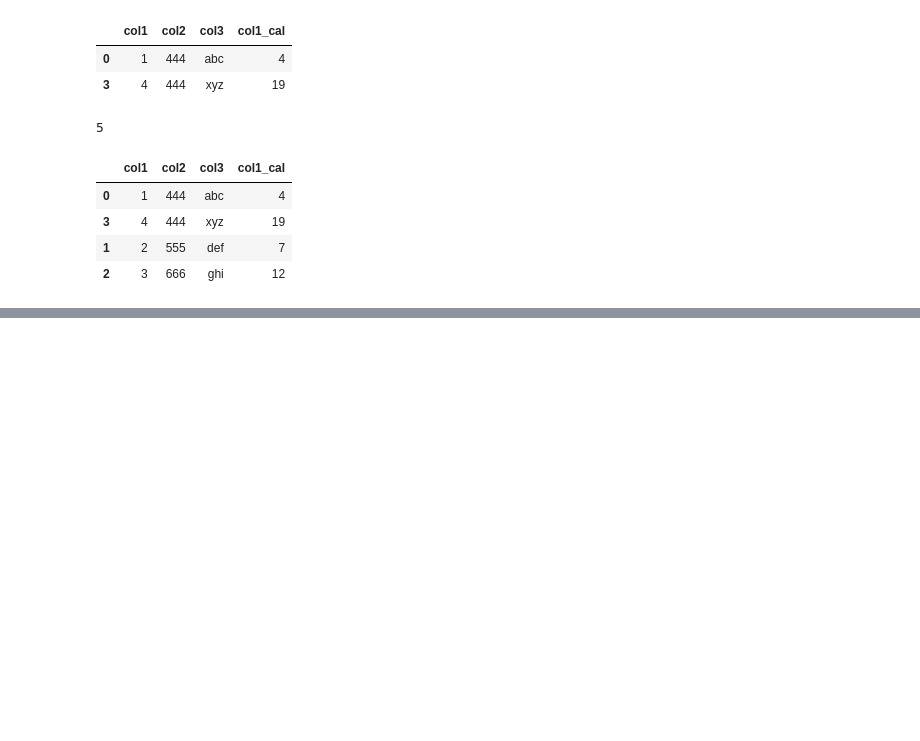
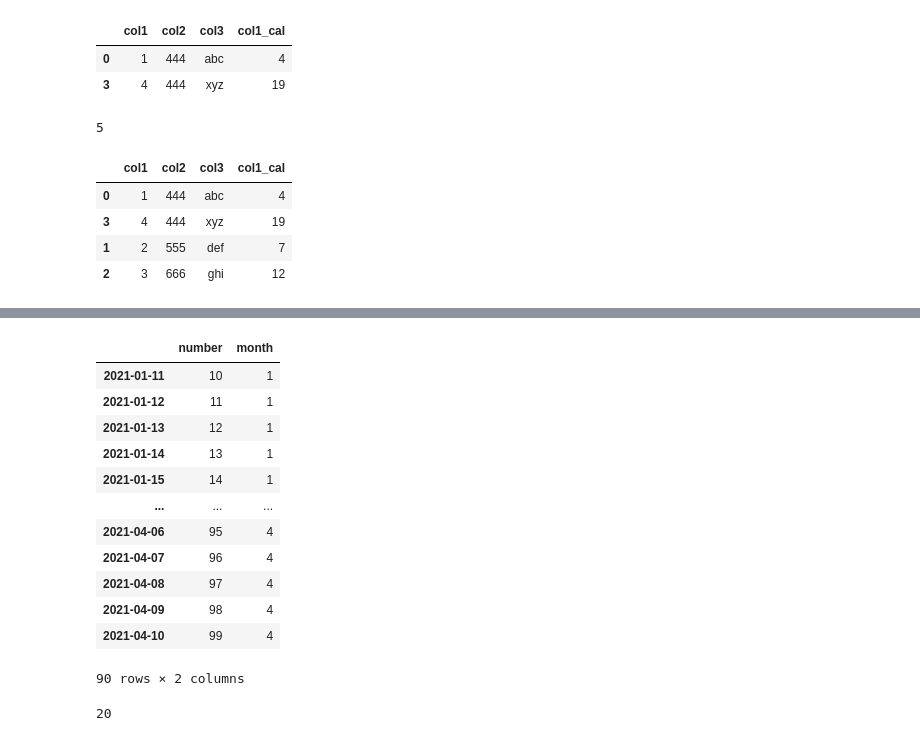
Before and after one commit to geovani2311/-understanding_pandas, a Jupyter notebook: aula_05.ipynb, the cells around one changed output, grey strips where cells are left out. Cells and saved outputs as stored; diff of their text form; code cells hidden in the pictures; blank space fills up the shorter version.

```diff
--- a/aula_05.ipynb
+++ b/aula_05.ipynb
@@ -156,0 +308,20 @@ df.sort_values(by="col2")
+# %%
+df[df.index > datetime.datetime(2021,1,10)]
+# %% [output]
+|  | number | month |
+| 2021-01-11 | 10 | 1 |
+| 2021-01-12 | 11 | 1 |
+| 2021-01-13 | 12 | 1 |
+| 2021-01-14 | 13 | 1 |
+| 2021-01-15 | 14 | 1 |
+| ... | ... | ... |
+| 2021-04-06 | 95 | 4 |
+| 2021-04-07 | 96 | 4 |
+| 2021-04-08 | 97 | 4 |
+| 2021-04-09 | 98 | 4 |
+| 2021-04-10 | 99 | 4 |
+90 rows × 2 columns
+# %%
+df.index[19].day
+# %% [output]
+20
```
Also changed, not shown: parts of 22 cells of this notebook.
